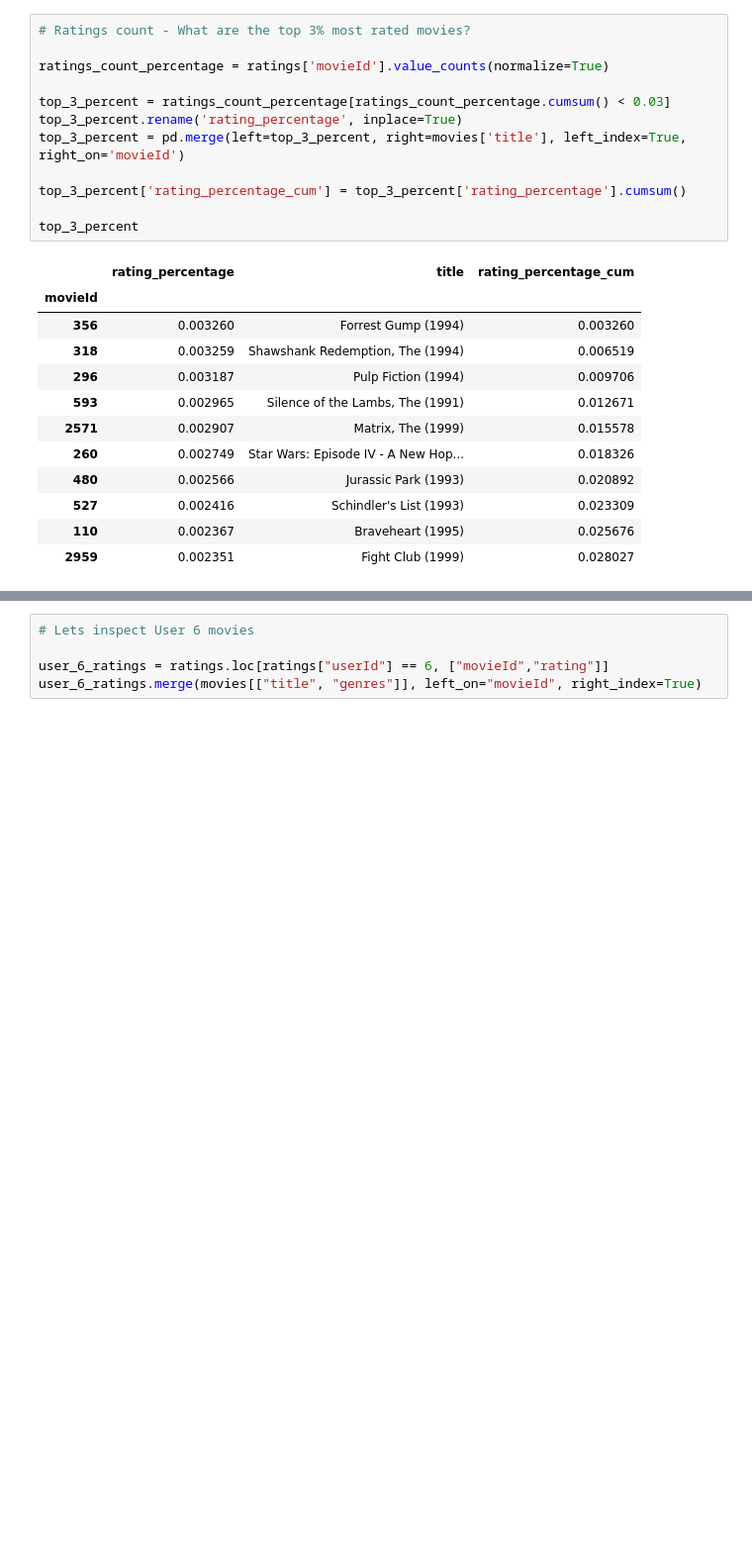
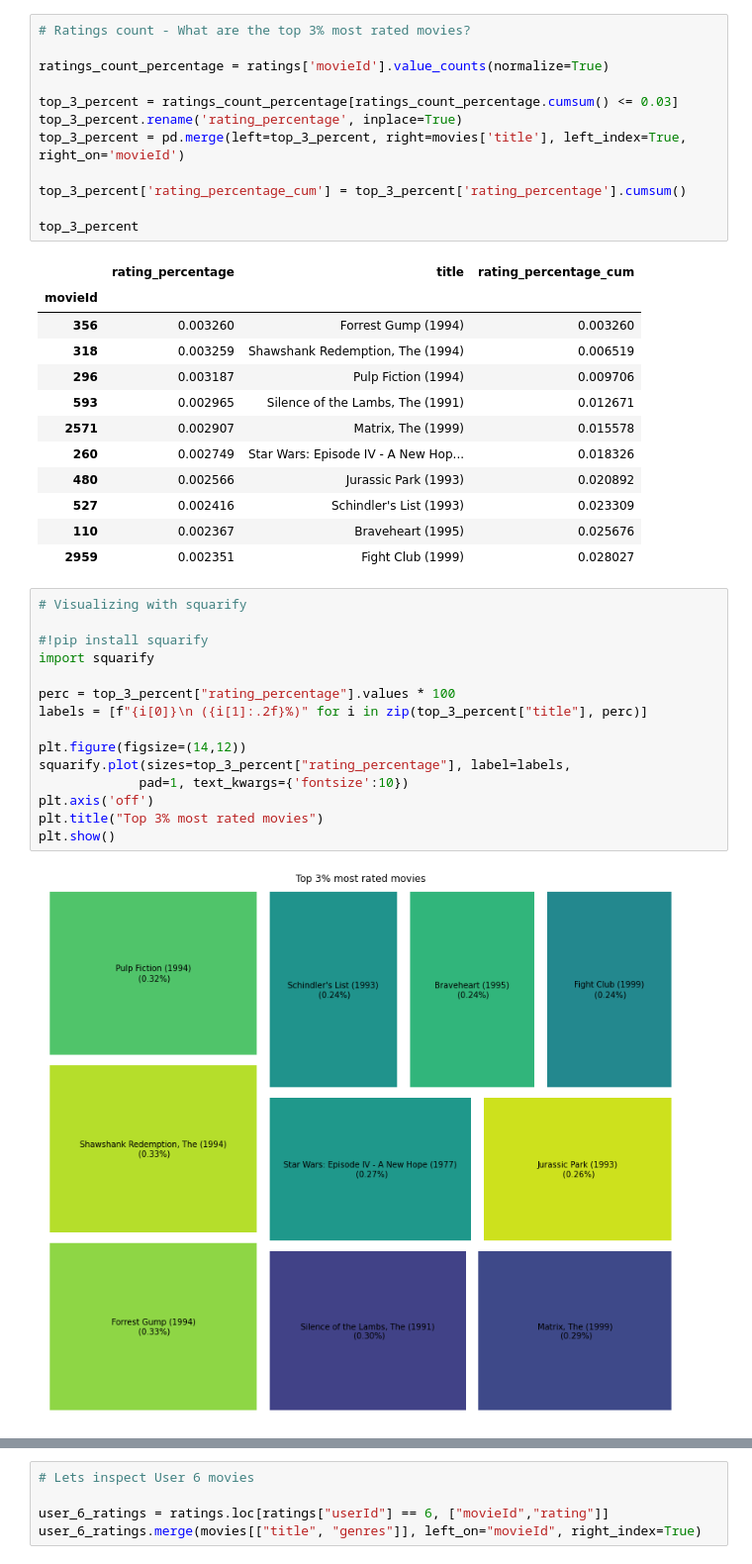
Before and after one commit to franklinzppa/movie-recommendation, a Jupyter notebook: notebooks/recommendation.ipynb, the cells around one changed output, grey strips where cells are left out. Shown at 99% size. Cells and saved outputs as stored; diff of their text form; blank space fills up the shorter version.

```diff
--- a/notebooks/recommendation.ipynb
+++ b/notebooks/recommendation.ipynb
@@ -258,7 +265,7 @@ plt.show()
 
 ratings_count_percentage = ratings['movieId'].value_counts(normalize=True)
 
-top_3_percent = ratings_count_percentage[ratings_count_percentage.cumsum() < 0.03]
+top_3_percent = ratings_count_percentage[ratings_count_percentage.cumsum() <= 0.03]
 top_3_percent.rename('rating_percentage', inplace=True)
 top_3_percent = pd.merge(left=top_3_percent, right=movies['title'], left_index=True, right_on='movieId')
 
@@ -278,3 +285,20 @@ top_3_percent
 | 527 | 0.002416 | Schindler's List (1993) | 0.023309 |
 | 110 | 0.002367 | Braveheart (1995) | 0.025676 |
 | 2959 | 0.002351 | Fight Club (1999) | 0.028027 |
+# %%
+# Visualizing with squarify
+
+#!pip install squarify
+import squarify
+
+perc = top_3_percent["rating_percentage"].values * 100
+labels = [f"{i[0]}\n ({i[1]:.2f}%)" for i in zip(top_3_percent["title"], perc)]
+
+plt.figure(figsize=(14,12))
+squarify.plot(sizes=top_3_percent["rating_percentage"], label=labels,
+             pad=1, text_kwargs={'fontsize':10})
+plt.axis('off')
+plt.title("Top 3% most rated movies")
+plt.show()
+# %% [output]
+[figure, added]
```
Also changed, not shown: parts of 35 cells of this notebook.
